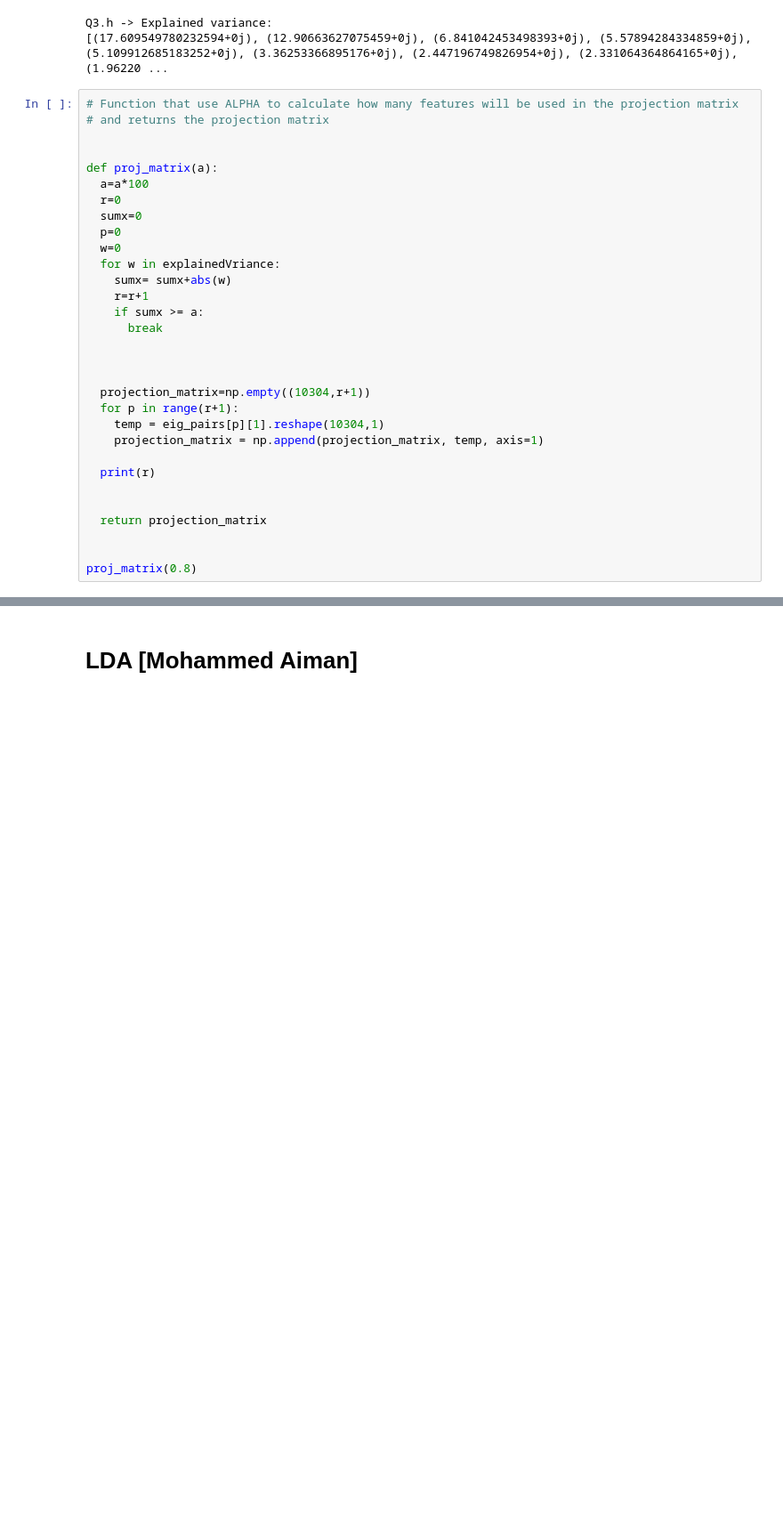
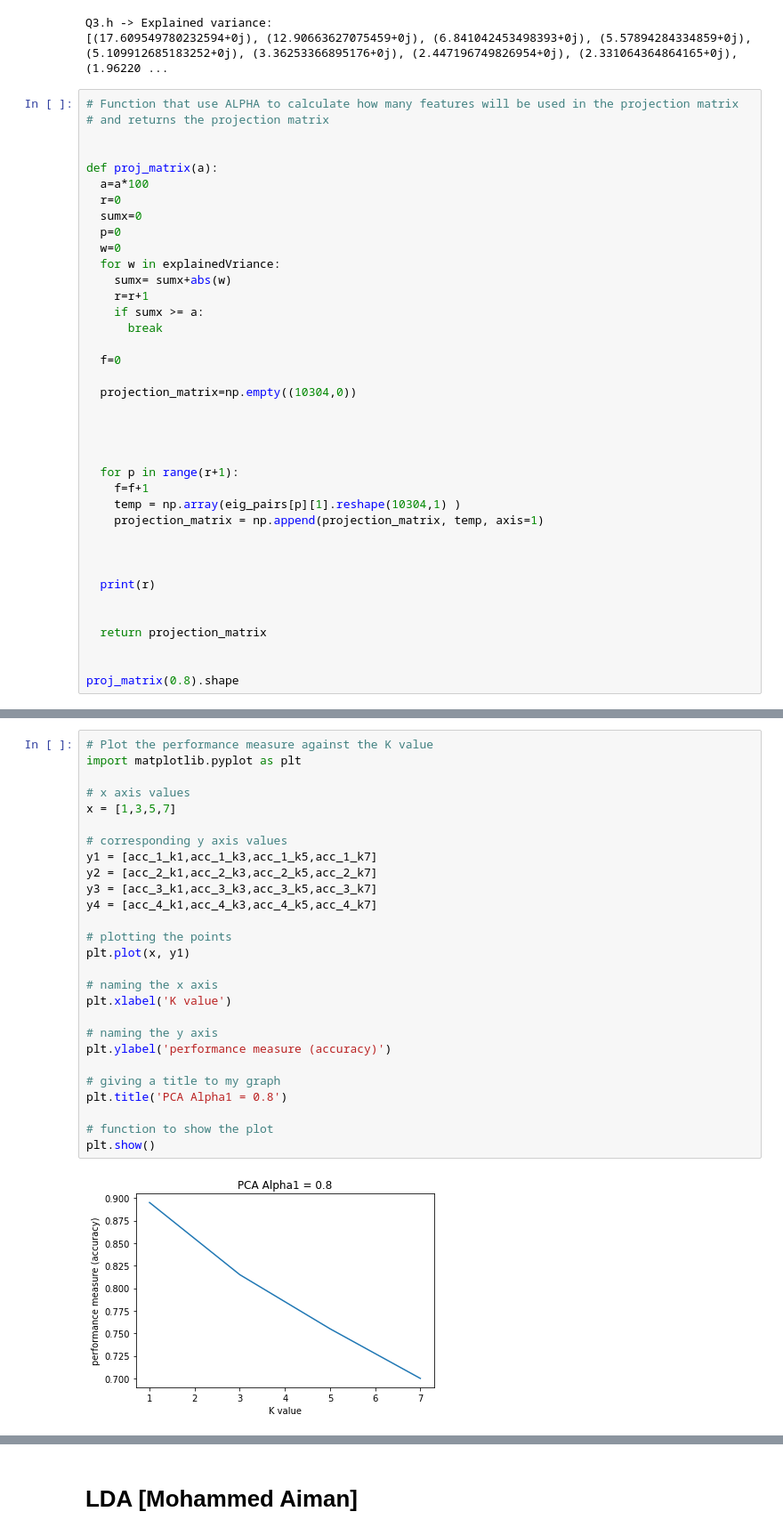
Before and after one commit to ashraf336/Face-Recognition, a Jupyter notebook: Main.ipynb, the cells around one changed output, grey strips where cells are left out. Shown at 89% size. Saved outputs shown, nothing was run; the diff lists cells and outputs as text; blank space fills up the shorter version.

```diff
--- a/Main.ipynb
+++ b/Main.ipynb
@@ -211,12 +211,19 @@ def proj_matrix(a):
     if sumx >= a:
       break
 
+  f=0
+
+  projection_matrix=np.empty((10304,0))
 
 
-  projection_matrix=np.empty((10304,r+1))
+
+
   for p in range(r+1):
-    temp = eig_pairs[p][1].reshape(10304,1)
+    f=f+1
+    temp = np.array(eig_pairs[p][1].reshape(10304,1) )
     projection_matrix = np.append(projection_matrix, temp, axis=1)
+
+
 
   print(r)
 
@@ -224,6 +231,6 @@ def proj_matrix(a):
   return projection_matrix
 
 
-proj_matrix(0.8)
+proj_matrix(0.8).shape
 # %% [output]
 44
@@ -391,0 +443,29 @@ accuracy of aplpha 4 =  0.655
+# %%
+# Plot the performance measure against the K value
+import matplotlib.pyplot as plt
+
+# x axis values
+x = [1,3,5,7]
+
+# corresponding y axis values
+y1 = [acc_1_k1,acc_1_k3,acc_1_k5,acc_1_k7]
+y2 = [acc_2_k1,acc_2_k3,acc_2_k5,acc_2_k7]
+y3 = [acc_3_k1,acc_3_k3,acc_3_k5,acc_3_k7]
+y4 = [acc_4_k1,acc_4_k3,acc_4_k5,acc_4_k7]
+
+# plotting the points
+plt.plot(x, y1)
+
+# naming the x axis
+plt.xlabel('K value')
+
+# naming the y axis
+plt.ylabel('performance measure (accuracy)')
+
+# giving a title to my graph
+plt.title('PCA Alpha1 = 0.8')
+
+# function to show the plot
+plt.show()
+# %% [output]
+[figure, added]
```
Also changed, not shown: parts of 10 cells of this notebook.
